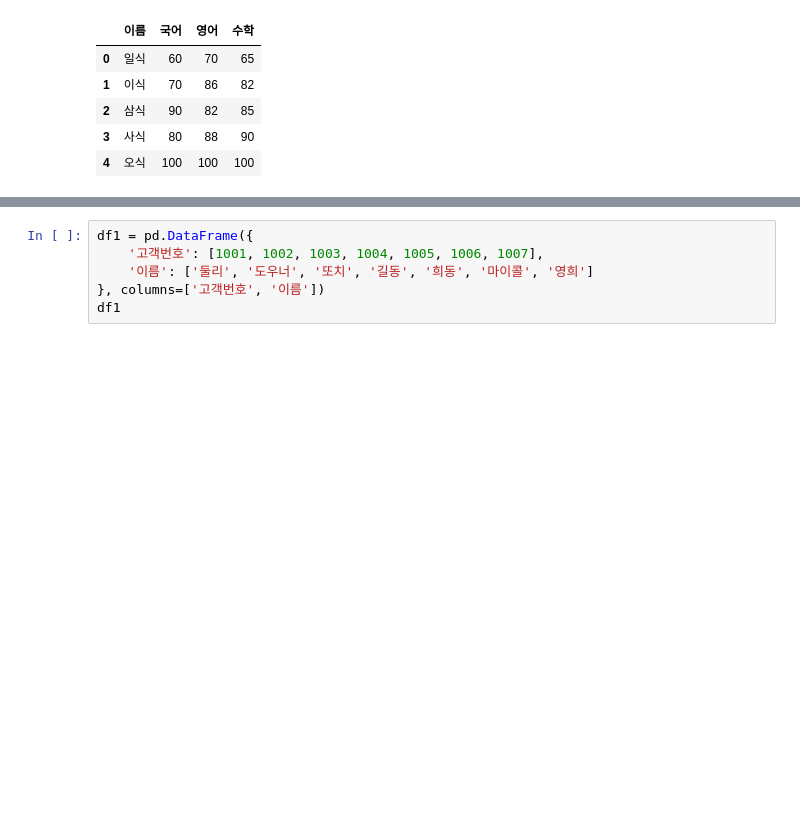
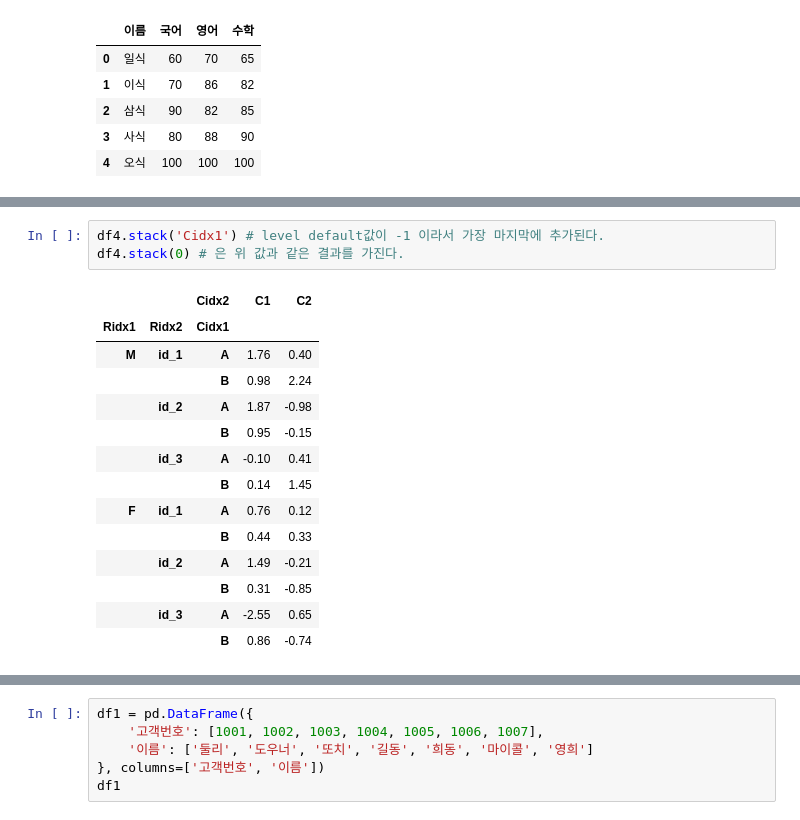
Before and after one commit to beongchang0423/python_basic, a Jupyter notebook: 7.Pandas_additional.ipynb, the cells around one changed output, grey strips where cells are left out. Cells and saved outputs as stored; diff of their text form; blank space fills up the shorter version.

```diff
--- a/7.Pandas_additional.ipynb
+++ b/7.Pandas_additional.ipynb
@@ -766,0 +870,18 @@ df4 = pd.DataFrame(np.round(np.random.randn(6,4),2),
+# %%
+df4.stack('Cidx1') # level default값이 -1 이라서 가장 마지막에 추가된다.
+df4.stack(0) # 은 위 값과 같은 결과를 가진다.
+# %% [output]
+|  |  | Cidx2 | C1 | C2 |
+| Ridx1 | Ridx2 | Cidx1 |  |  |
+| M | id_1 | A | 1.76 | 0.40 |
+|  |  | B | 0.98 | 2.24 |
+|  | id_2 | A | 1.87 | -0.98 |
+|  |  | B | 0.95 | -0.15 |
+|  | id_3 | A | -0.10 | 0.41 |
+|  |  | B | 0.14 | 1.45 |
+| F | id_1 | A | 0.76 | 0.12 |
+|  |  | B | 0.44 | 0.33 |
+|  | id_2 | A | 1.49 | -0.21 |
+|  |  | B | 0.31 | -0.85 |
+|  | id_3 | A | -2.55 | 0.65 |
+|  |  | B | 0.86 | -0.74 |
```
Also changed, not shown: parts of 127 cells of this notebook, 3 other files.
